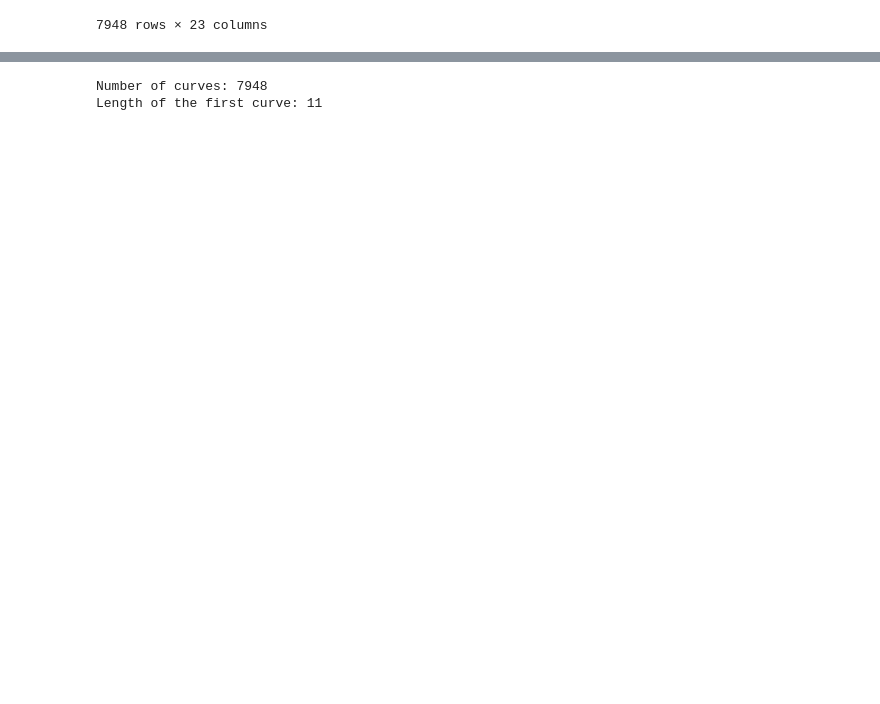
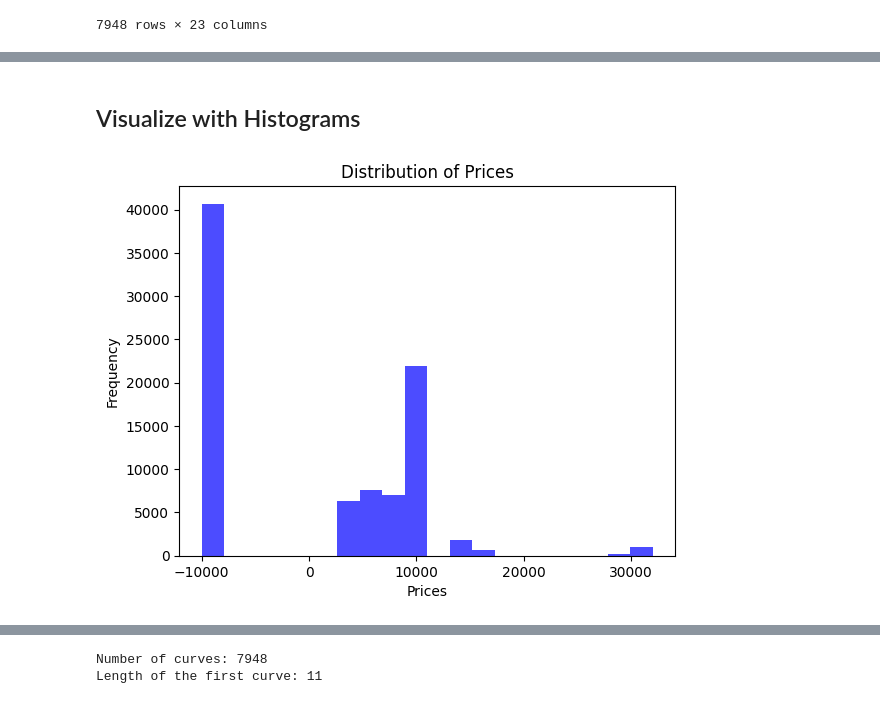
Before and after one commit to gbrosell/maroon-archers, a Jupyter notebook: K-medoids.ipynb, the cells around one changed output, grey strips where cells are left out. Saved outputs shown, nothing was run; the diff lists cells and outputs as text; code cells hidden in the pictures; blank space fills up the shorter version.

```diff
--- a/K-medoids.ipynb
+++ b/K-medoids.ipynb
@@ -153,0 +214,15 @@ df_2022
+# %% [markdown]
+## Visualize with Histograms
+# %%
+# Extract prices from df_2022
+prices_columns = [f'price{i}' for i in range(1, 12)]
+prices = df_2022[prices_columns].values.flatten()
+
+# Plot histogram
+plt.hist(prices, bins=20, color='blue', alpha=0.7)
+plt.xlabel('Prices')
+plt.ylabel('Frequency')
+plt.title('Distribution of Prices')
+plt.show()
+# %% [output]
+[figure, added]
```
Also changed, not shown: parts of 119 cells of this notebook.
